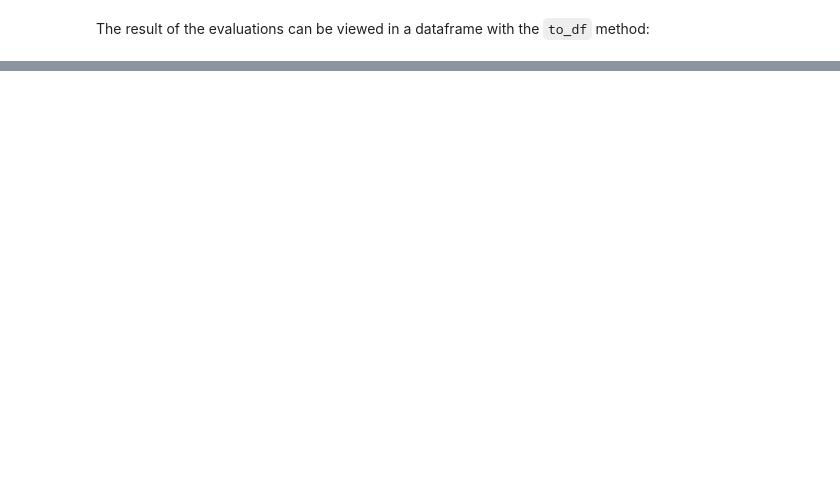
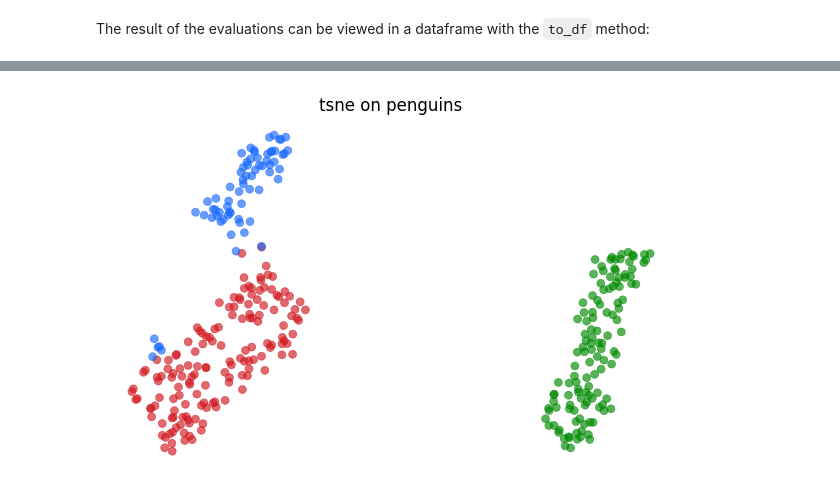
Before and after one commit to jlmelville/drnb, a Jupyter notebook: notebooks/embed-pipeline/experiments.ipynb, the cells around one changed output, grey strips where cells are left out. Cells and saved outputs as stored; diff of their text form; code cells hidden in the pictures; blank space fills up the shorter version.

```diff
--- a/notebooks/embed-pipeline/experiments.ipynb
+++ b/notebooks/embed-pipeline/experiments.ipynb
@@ -83,0 +198,9 @@ exp.plot()
+# %%
+experiment2 = Experiment(
+    name="tsne-exp",
+    evaluations=[("nnp", dict(n_neighbors=[50]))],
+)
+experiment2.clear_storage()
+experiment2.add_method("tsne")
+experiment2.add_dataset("penguins")
+experiment2.run()
@@ -83,0 +219,4 @@ exp.plot()
+# %%
+experiment2.plot()
+# %% [output]
+[figure, added]
```
Also changed, not shown: parts of 47 cells of this notebook, 3 other files.
